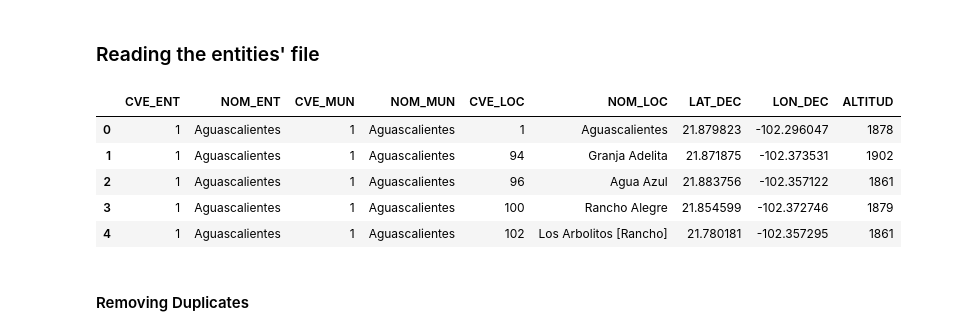
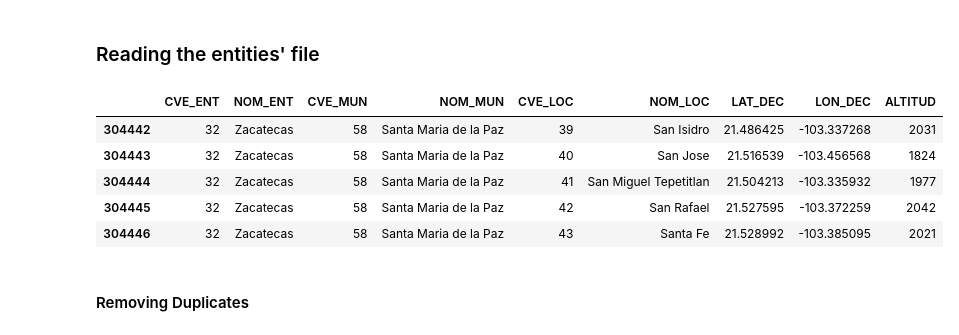
Before and after one commit to gerdm/machine_learning, a Jupyter notebook: scikitlearn_tflow/Accidents.ipynb, the cells around one changed output. Drawn from its saved outputs; the diff is of its cells as text; code cells hidden in the pictures.

```diff
--- a/scikitlearn_tflow/Accidents.ipynb
+++ b/scikitlearn_tflow/Accidents.ipynb
@@ -61,14 +66,14 @@ with open("./datasets/inegi/ARCH159.CSV", "rb") as f:
 # %%
 entities = pd.read_csv("datasets/inegi/ARCH159.CSV", encoding="iso-8859-1")
 # %%
-entities.head()
+entities.tail()
 # %% [output]
 |  | CVE_ENT | NOM_ENT | CVE_MUN | NOM_MUN | CVE_LOC | NOM_LOC | LAT_DEC | LON_DEC | ALTITUD |
-| 0 | 1 | Aguascalientes | 1 | Aguascalientes | 1 | Aguascalientes | 21.879823 | -102.296047 | 1878 |
-| 1 | 1 | Aguascalientes | 1 | Aguascalientes | 94 | Granja Adelita | 21.871875 | -102.373531 | 1902 |
-| 2 | 1 | Aguascalientes | 1 | Aguascalientes | 96 | Agua Azul | 21.883756 | -102.357122 | 1861 |
-| 3 | 1 | Aguascalientes | 1 | Aguascalientes | 100 | Rancho Alegre | 21.854599 | -102.372746 | 1879 |
-| 4 | 1 | Aguascalientes | 1 | Aguascalientes | 102 | Los Arbolitos [Rancho] | 21.780181 | -102.357295 | 1861 |
+| 304442 | 32 | Zacatecas | 58 | Santa Maria de la Paz | 39 | San Isidro | 21.486425 | -103.337268 | 2031 |
+| 304443 | 32 | Zacatecas | 58 | Santa Maria de la Paz | 40 | San Jose | 21.516539 | -103.456568 | 1824 |
+| 304444 | 32 | Zacatecas | 58 | Santa Maria de la Paz | 41 | San Miguel Tepetitlan | 21.504213 | -103.335932 | 1977 |
+| 304445 | 32 | Zacatecas | 58 | Santa Maria de la Paz | 42 | San Rafael | 21.527595 | -103.372259 | 2042 |
+| 304446 | 32 | Zacatecas | 58 | Santa Maria de la Paz | 43 | Santa Fe | 21.528992 | -103.385095 | 2021 |
 # %% [markdown]
 #### Removing Duplicates
 # %%
```
Also changed, not shown: parts of 7 cells of this notebook, 8 other files.
